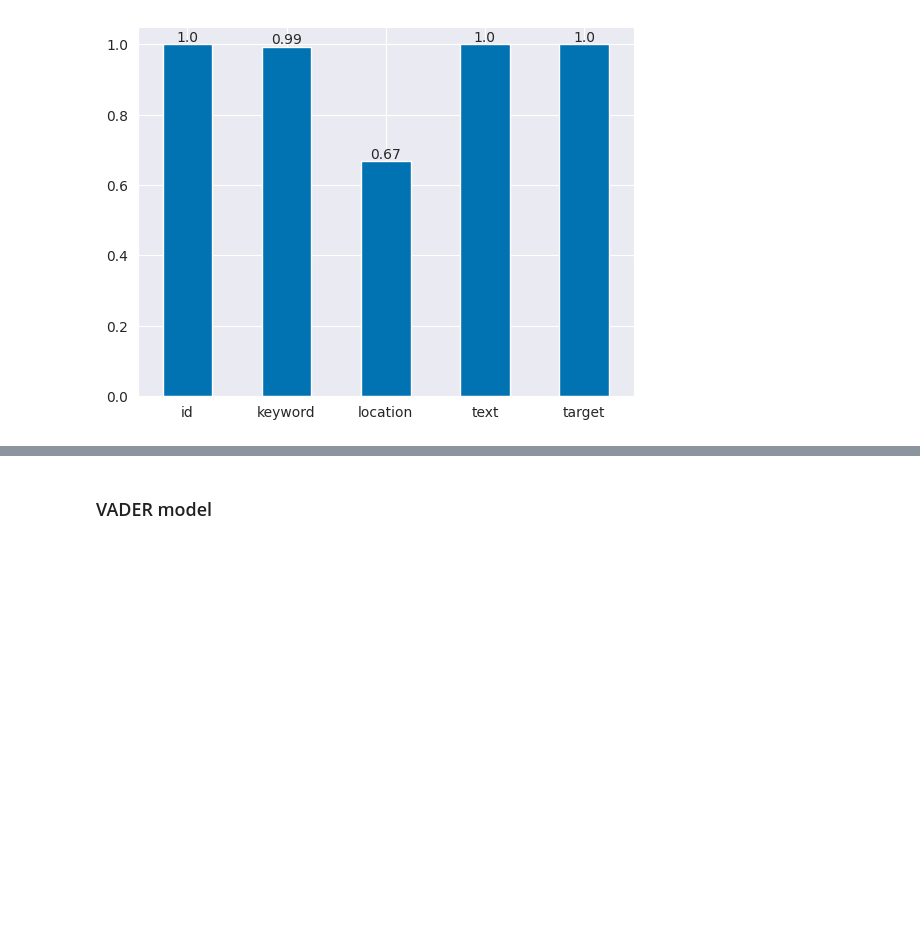
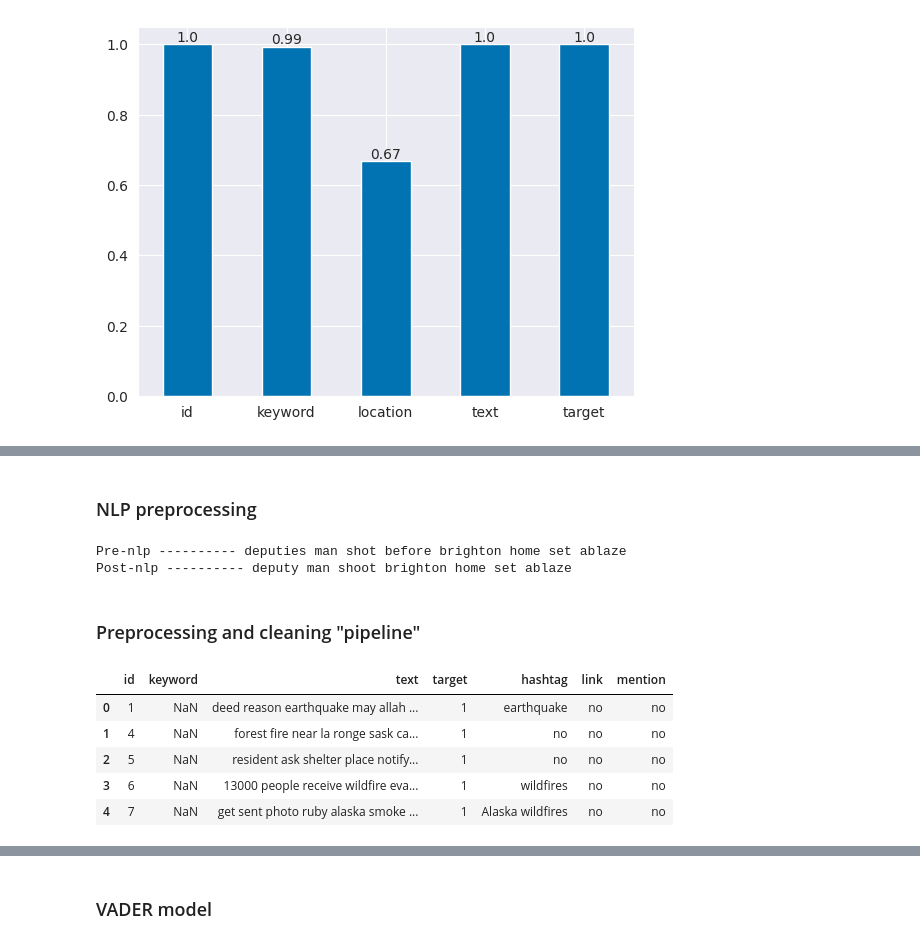
Before and after one commit to NanoClem/nlp-disasters-tweets, a Jupyter notebook: tweets_disasters_EDA.ipynb, the cells around one changed output, grey strips where cells are left out. Drawn from its saved outputs; the diff is of its cells as text; code cells hidden in the pictures; blank space fills up the shorter version.

```diff
--- a/tweets_disasters_EDA.ipynb
+++ b/tweets_disasters_EDA.ipynb
@@ -229,0 +143,2 @@ entities.pprint()
+# %% [markdown]
+### NLP preprocessing
@@ -229,0 +182,8 @@ entities.pprint()
+# %%
+print(f"Pre-nlp {'':-<10} {clean_text(example)}")
+print(f"Post-nlp {'':-<10} {nlp_preprocess(clean_text(example))}")
+# %% [output]
+Pre-nlp ---------- deputies man shot before brighton home set ablaze
+Post-nlp ---------- deputy man shoot brighton home set ablaze
+# %% [markdown]
+### Preprocessing and cleaning "pipeline"
@@ -229,0 +212,9 @@ entities.pprint()
+# %%
+df_prep.head()
+# %% [output]
+|  | id | keyword | text | target | hashtag | link | mention |
+| 0 | 1 | NaN | deed reason earthquake may allah ... | 1 | earthquake | no | no |
+| 1 | 4 | NaN | forest fire near la ronge sask ca... | 1 | no | no | no |
+| 2 | 5 | NaN | resident ask shelter place notify... | 1 | no | no | no |
+| 3 | 6 | NaN | 13000 people receive wildfire eva... | 1 | wildfires | no | no |
+| 4 | 7 | NaN | get sent photo ruby alaska smoke ... | 1 | Alaska wildfires | no | no |
```
Also changed, not shown: parts of 57 cells of this notebook.
